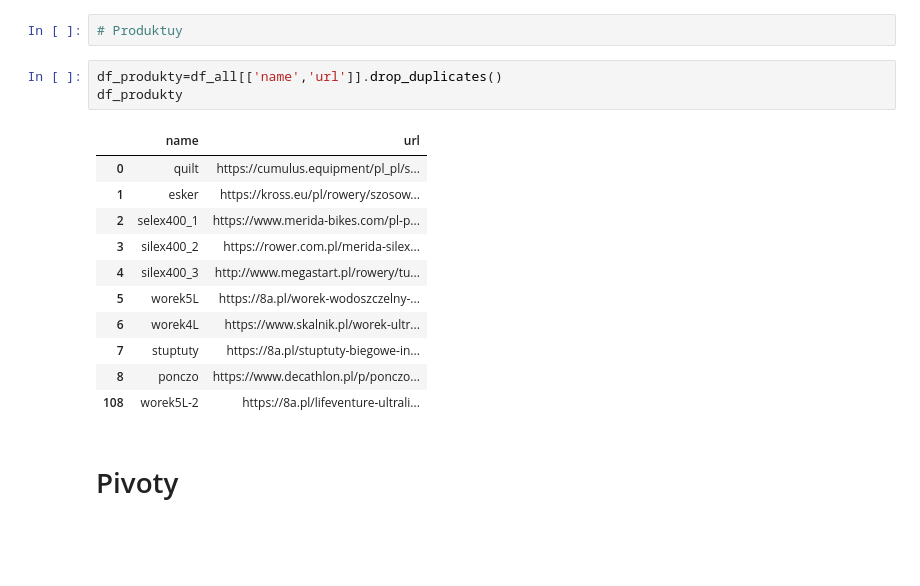
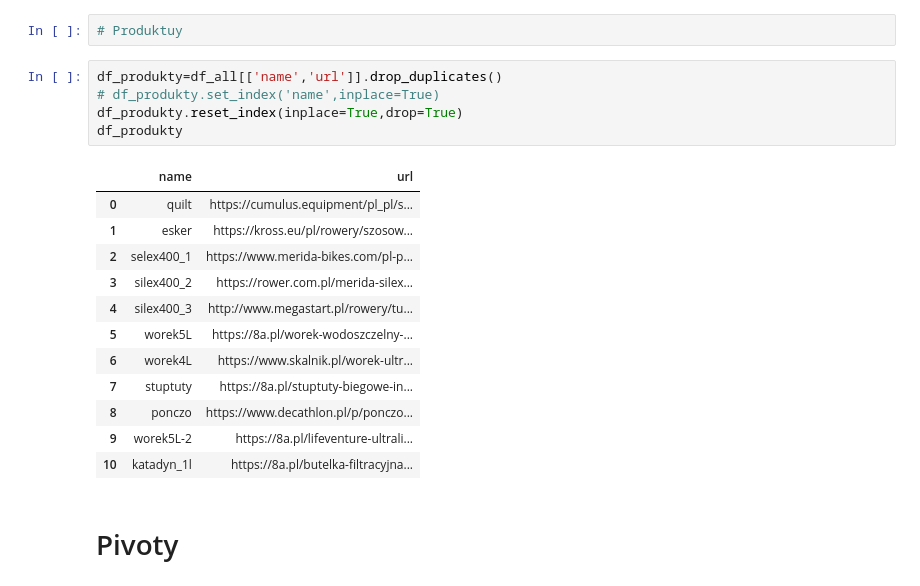
Before and after one commit to truecapehorn/MyScrapper, a Jupyter notebook: pandas_operations.ipynb, the cells around one changed output. Drawn from its saved outputs; the diff is of its cells as text; blank space fills up the shorter version.

```diff
--- a/pandas_operations.ipynb
+++ b/pandas_operations.ipynb
@@ -95,19 +96,22 @@ df_all
 # Produktuy
 # %%
 df_produkty=df_all[['name','url']].drop_duplicates()
+# df_produkty.set_index('name',inplace=True)
+df_produkty.reset_index(inplace=True,drop=True)
 df_produkty
 # %% [output]
 |  | name | url |
 | 0 | quilt | https://cumulus.equipment/pl_pl/s... |
 | 1 | esker | https://kross.eu/pl/rowery/szosow... |
 | 2 | selex400_1 | https://www.merida-bikes.com/pl-p... |
 | 3 | silex400_2 | https://rower.com.pl/merida-silex... |
 | 4 | silex400_3 | http://www.megastart.pl/rowery/tu... |
 | 5 | worek5L | https://8a.pl/worek-wodoszczelny-... |
 | 6 | worek4L | https://www.skalnik.pl/worek-ultr... |
 | 7 | stuptuty | https://8a.pl/stuptuty-biegowe-in... |
 | 8 | ponczo | https://www.decathlon.pl/p/ponczo... |
-| 108 | worek5L-2 | https://8a.pl/lifeventure-ultrali... |
+| 9 | worek5L-2 | https://8a.pl/lifeventure-ultrali... |
+| 10 | katadyn_1l | https://8a.pl/butelka-filtracyjna... |
 # %% [markdown]
 # Pivoty
 # %%
```
Also changed, not shown: parts of 5 cells of this notebook, 5 other files.
